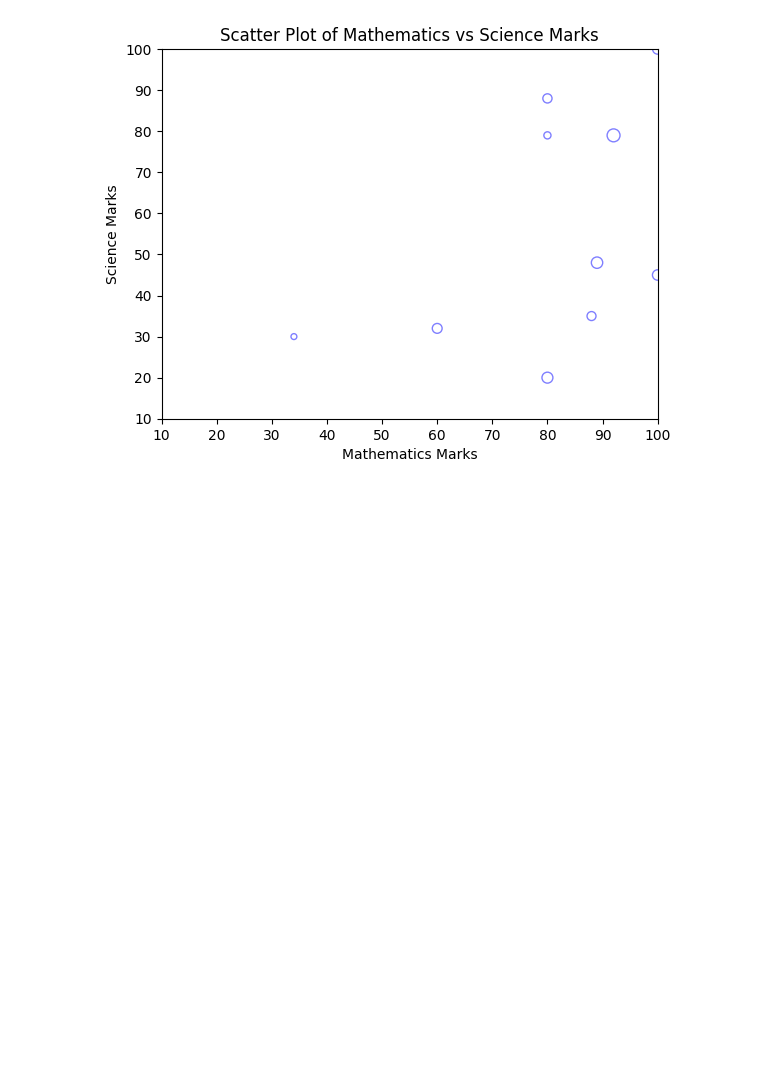
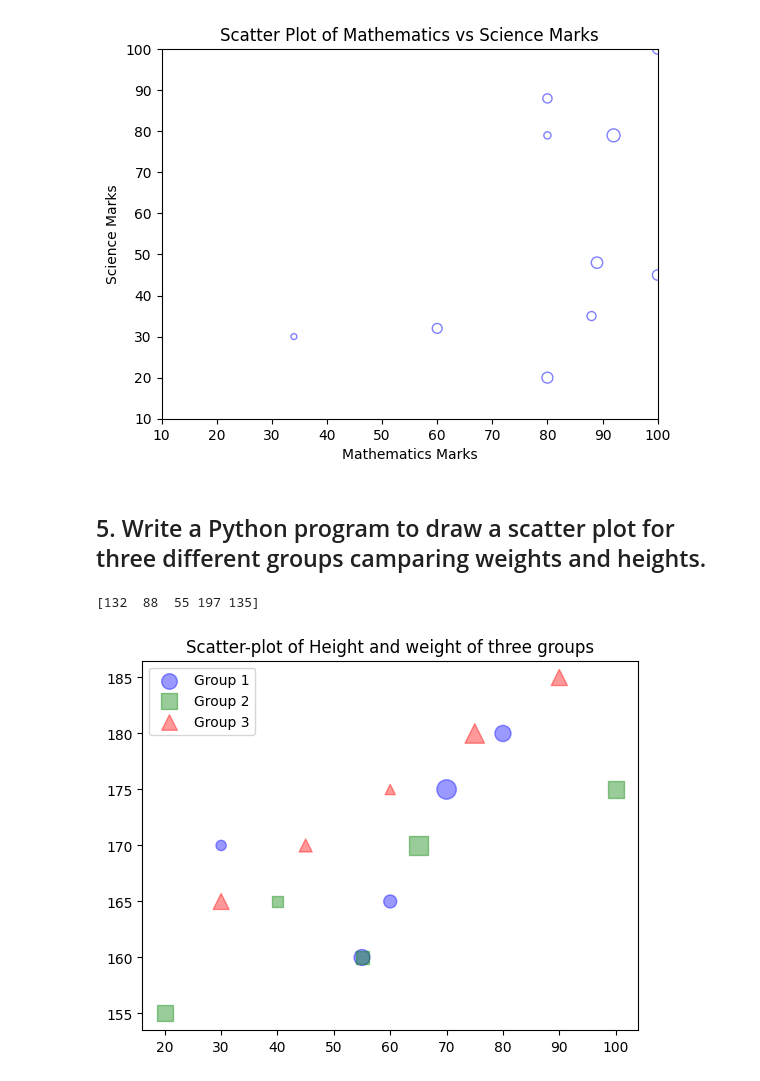
Before and after one commit to Prayag321/Python-libraries, a Jupyter notebook: matplotlib/scaterplot.ipynb, the cells around one changed output. Saved outputs shown, nothing was run; the diff lists cells and outputs as text; code cells hidden in the pictures; blank space fills up the shorter version.

Commit message:
[PRAYAG] Add: Python program to draw a scatter plot for three different groups camparing weights and heights.

```diff
--- a/matplotlib/scaterplot.ipynb
+++ b/matplotlib/scaterplot.ipynb
@@ -100,3 +100,31 @@ if __name__=='__main__':
 [41.8568779  86.42002217 26.46544265 66.93997377 52.54644436 43.85753563
  50.13065063 56.24394706 62.14773303 17.96979796]
 [figure]
+# %% [markdown]
+## 5. Write a Python program to draw a scatter plot for three different groups camparing weights and heights.
+# %%
+def main():
+
+	weights_group1 = [55, 60, 30, 70, 80]
+	heights_group1 = [160, 165, 170, 175, 180]
+
+	weights_group2 = [20, 55, 40, 65, 100]
+	heights_group2 = [155, 160, 165, 170, 175]
+
+	weights_group3 = [30, 45, 60, 75, 90]
+	heights_group3 = [165, 170, 175, 180, 185]
+	sizes = np.random.randint(20,200,len(weights_group1))
+	print(sizes)
+
+	plt.scatter(weights_group1, heights_group1, sizes=sizes, color='blue', marker='o', label='Group 1', alpha=0.4,)
+	plt.scatter(weights_group2, heights_group2, sizes=sizes, color='green', marker='s', label='Group 2', alpha=0.4)
+	plt.scatter(weights_group3, heights_group3, sizes=sizes, color='red', marker='^', label='Group 3', alpha=0.4)
+
+	plt.title('Scatter-plot of Height and weight of three groups')
+	plt.legend()
+	plt.show()
+if __name__=='__main__':
+	main()
+# %% [output]
+[132  88  55 197 135]
+[figure, added]
```
